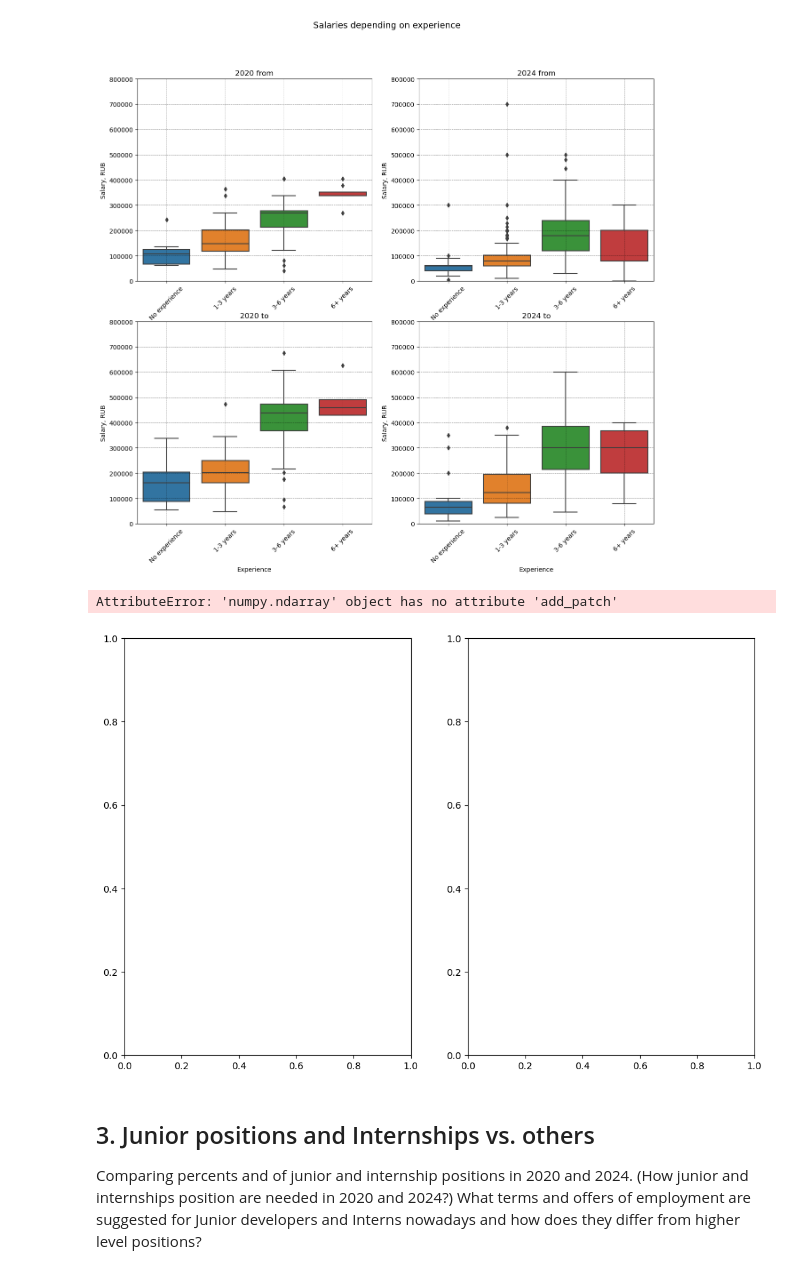
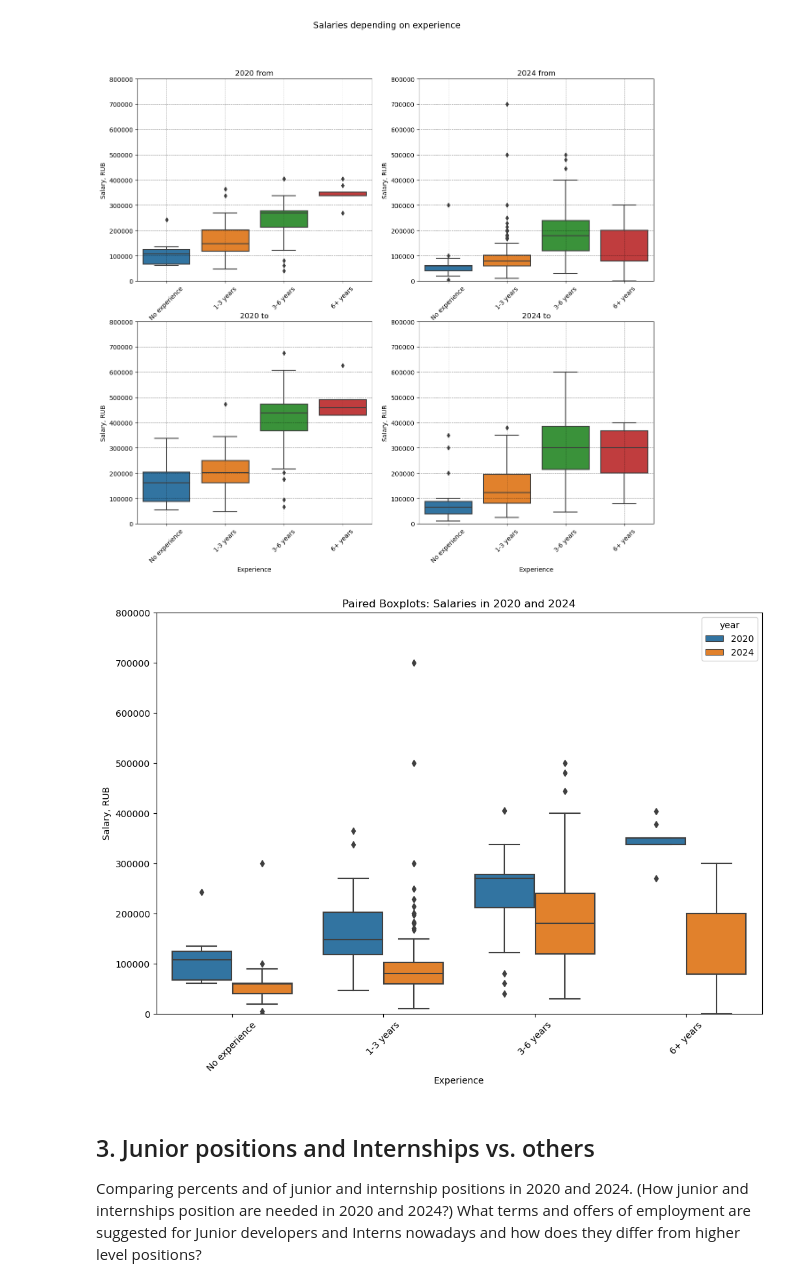
Before and after one commit to sashhhaka/HH-VacancyAnalysis, a Jupyter notebook: exploring.ipynb, the cells around one changed output. Cells and saved outputs as stored; diff of their text form; code cells hidden in the pictures.

```diff
--- a/exploring.ipynb
+++ b/exploring.ipynb
@@ -505,41 +505,40 @@ df_combined_2020['experience_id'] = df_combined_2020['experience_id'].astype('ca
     ['No experience', '1-3 years', '3-6 years', '6+ years'], ordered=True)
 df_combined_2024['experience_id'] = df_combined_2024['experience_id'].astype('category').cat.reorder_categories(
     ['No experience', '1-3 years', '3-6 years', '6+ years'], ordered=True)
 
 # Rename 'No experience' to 'No experience', '1-3' to '1-3 years', '3-6' to '3-6 years', '6+' to '6+ years'
 df_combined_2020['experience_id'] = df_combined_2020['experience_id'].replace(
     {'noExperience': 'No experience', 'between1And3': '1-3 years', 'between3And6': '3-6 years',
      'moreThan6': '6+ years'})
 df_combined_2024['experience_id'] = df_combined_2024['experience_id'].replace(
     {'noExperience': 'No experience', 'between1And3': '1-3 years', 'between3And6': '3-6 years',
      'moreThan6': '6+ years'})
 
 # Create paired boxplots
-fig, ax = plt.subplots(1, 2, figsize=(12, 8))
+fig, ax = plt.subplots(figsize=(12, 8))
 
 # Make 2 boxplots appear on the same scale
 sns.boxplot(x='experience_id', y='salary_from_rub', hue='year', data=pd.concat([df_combined_2020, df_combined_2024]), ax=ax)
-ax[0].set_title('Paired Boxplots: Salaries in 2020 and 2024')
-ax[0].set_xticklabels(ax.get_xticklabels(), rotation=45)
-ax[0].set_ylim(0, 800000)
-ax[0].set_ylabel('Salary, RUB')
-ax[0].set_xlabel('Experience')
+ax.set_title('Paired Boxplots: Salaries in 2020 and 2024')
+ax.set_xticklabels(ax.get_xticklabels(), rotation=45)
+ax.set_ylim(0, 800000)
+ax.set_ylabel('Salary, RUB')
+ax.set_xlabel('Experience')
 
 # sns.boxplot(x='experience_id', y='salary_to_rub', hue='year', data=pd.concat([df_combined_2020, df_combined_2024]), ax=ax)
 # ax[1].set_title('Paired Boxplots: Salaries in 2020 and 2024')
 # ax[1].set_xticklabels(ax.get_xticklabels(), rotation=45)
 # ax[1].set_ylim(0, 800000)
 # ax[1].set_ylabel('Salary, RUB')
 # ax[1].set_xlabel('Experience')
 
 
 
 # Add a legend
 
 plt.show()
 # %% [output]
-AttributeError: 'numpy.ndarray' object has no attribute 'add_patch'
-[figure, old version]
+[figure, new version]
 # %%
 import seaborn as sns
 import matplotlib.pyplot as plt
```
